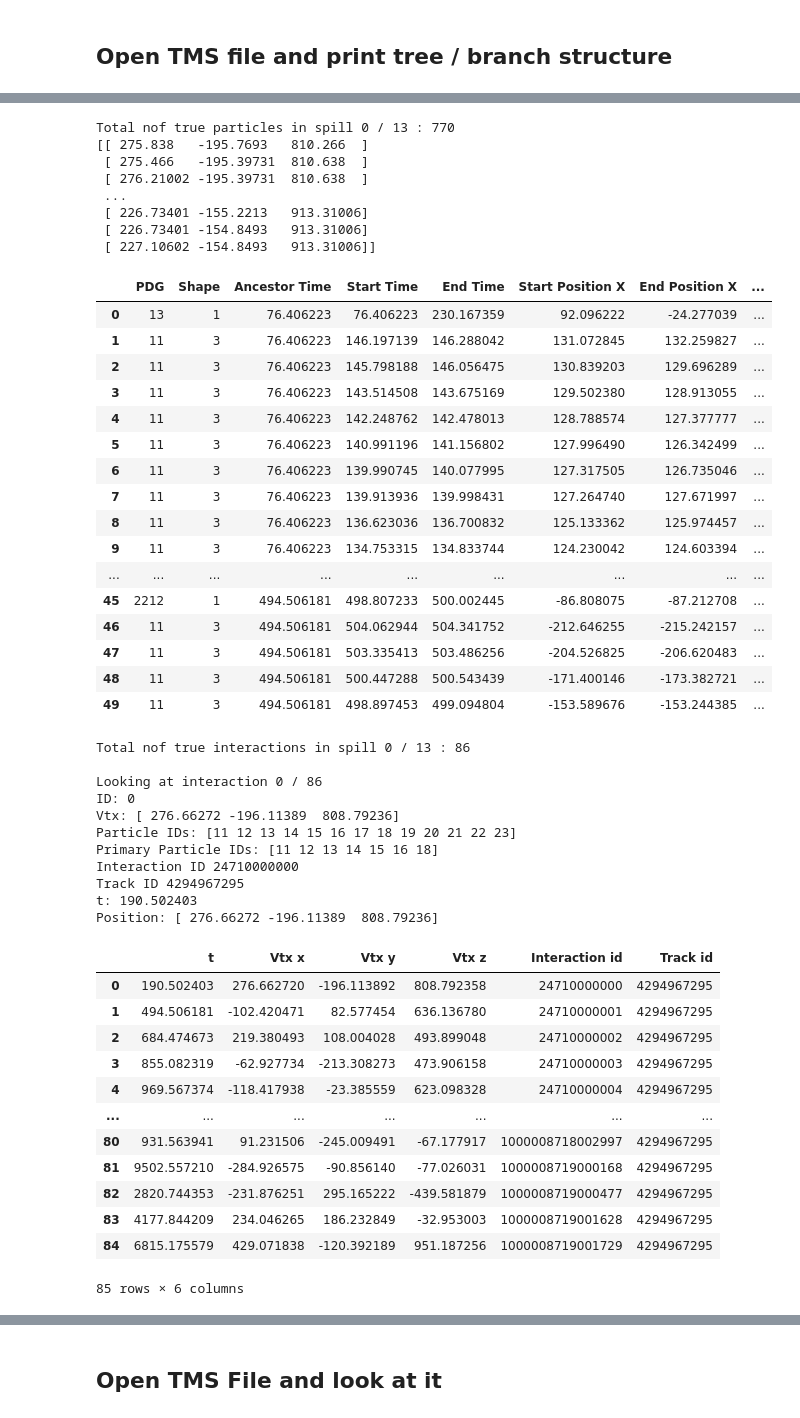
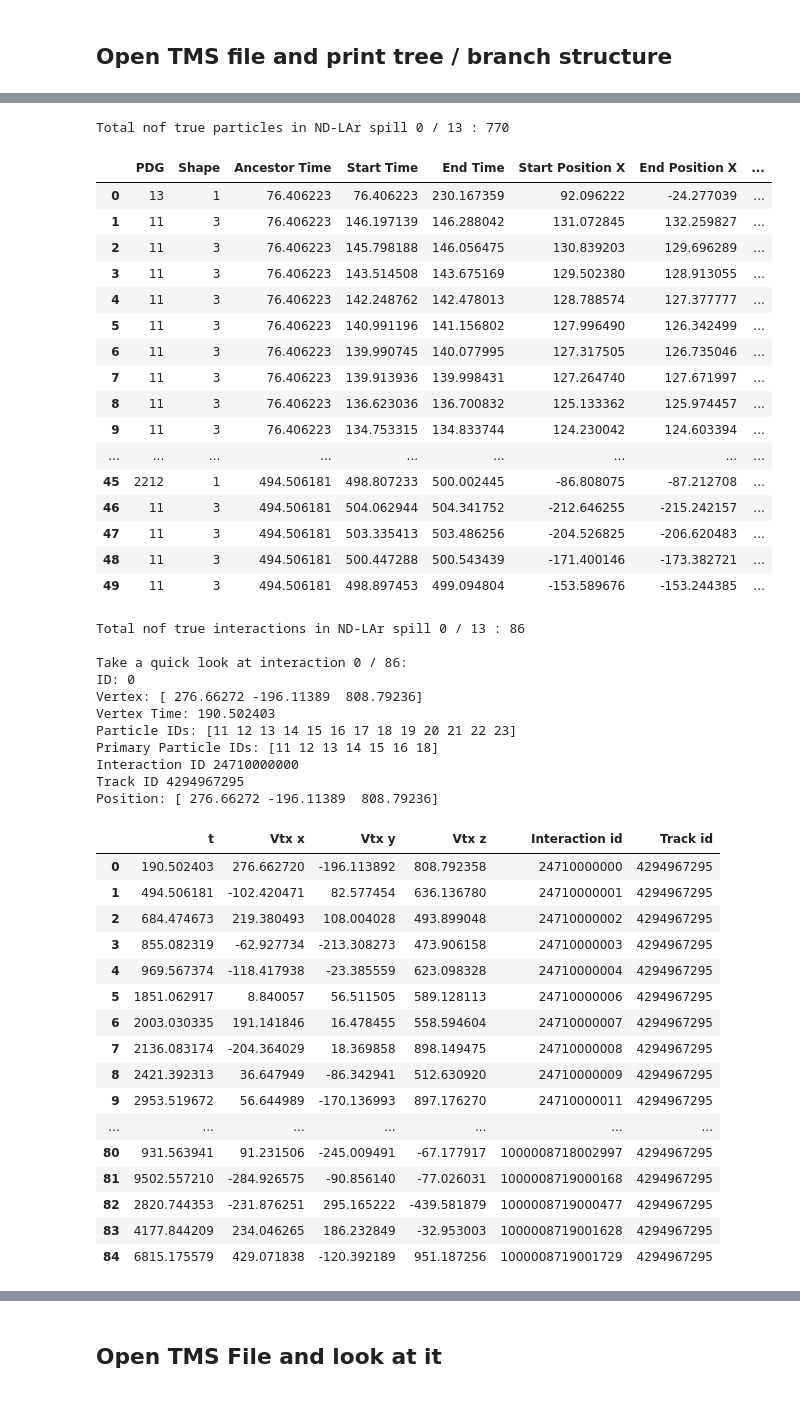
Before and after one commit to jessimic/track_matching_reco_GNN, a Jupyter notebook: MiniProd5p1_Dev_TMS_NDLAr_track_matching.ipynb, the cells around one changed output, grey strips where cells are left out. Cells and saved outputs as stored; diff of their text form; code cells hidden in the pictures.

```diff
--- a/MiniProd5p1_Dev_TMS_NDLAr_track_matching.ipynb
+++ b/MiniProd5p1_Dev_TMS_NDLAr_track_matching.ipynb
@@ -292,23 +252,18 @@ Tree: Line_Candidates;2
 # %%
-spill = 0
+spill = 0    # For now only spill 0 works with vertex timing in TMS
 
 data = driver.process(spill)
 truth_particles = data[f'truth_particles']
-print("Total nof true particles in spill", spill, "/", len(driver), ":", len(truth_particles))
-
-#part = 1
-#print("\nLooking at particle", part, "/", len(truth_particles))
-#print("\nTruth particle", part, "points:")
-#print(truth_particles[part].points)
+print("Total nof true particles in ND-LAr spill", spill, "/", len(driver), ":", len(truth_particles))
 
 NDLAr_pdg = np.array([p.pdg_code for p in truth_particles])
 NDLAr_shape = np.array([p.shape for p in truth_particles])
 
-NDLAr_ancestor_times = np.array([p.ancestor_t for p in truth_particles])
+NDLAr_ancestor_times = np.array([(p.ancestor_t - 1.2e9 * spill) for p in truth_particles])
 rounded_NDLAr_ancestor_times = np.round(NDLAr_ancestor_times, 3)
 
-NDLAr_start_times = np.array([p.t for p in truth_particles])
-NDLAr_end_times = np.array([p.end_t for p in truth_particles])
+NDLAr_start_times = np.array([(p.t - 1.2e9 * spill) for p in truth_particles])
+NDLAr_end_times = np.array([(p.end_t - 1.2e9 * spill) for p in truth_particles])
 
 NDLAr_start_x = np.array([p.position[0] for p in truth_particles])
 NDLAr_end_x = np.array([p.end_position[0] for p in truth_particles])
@@ -338,18 +293,10 @@ NDLAr_truthpart = pd.DataFrame(
      'Energy_init': NDLAr_energy_init
     })
 
-print(truth_particles[11].points)
-
-NDLAr_truthpart.head(50) # 0 - 769
+pd.set_option('display.max_rows', None)
+NDLAr_truthpart.head(50)
 # %% [output]
-Total nof true particles in spill 0 / 13 : 770
-[[ 275.838   -195.7693   810.266  ]
- [ 275.466   -195.39731  810.638  ]
- [ 276.21002 -195.39731  810.638  ]
- ...
- [ 226.73401 -155.2213   913.31006]
- [ 226.73401 -154.8493   913.31006]
- [ 227.10602 -154.8493   913.31006]]
+Total nof true particles in ND-LAr spill 0 / 13 : 770
 |  | PDG | Shape | Ancestor Time | Start Time | End Time | Start Position X | End Position X | ... |
 | 0 | 13 | 1 | 76.406223 | 76.406223 | 230.167359 | 92.096222 | -24.277039 | ... |
 | 1 | 11 | 3 | 76.406223 | 146.197139 | 146.288042 | 131.072845 | 132.259827 | ... |
@@ -369,31 +316,18 @@ Total nof true particles in spill 0 / 13 : 770
 | 49 | 11 | 3 | 494.506181 | 498.897453 | 499.094804 | -153.589676 | -153.244385 | ... |
 # %%
 truth_interactions = data[f'truth_interactions']
-print("Total nof true interactions in spill", spill, "/", len(driver), ":", len(truth_interactions))
+print("Total nof true interactions in ND-LAr spill", spill, "/", len(driver), ":", len(truth_interactions))
 
 itx = 0
-print("\nLooking at interaction", itx, "/", len(truth_interactions))
-
-#print("PDG:", truth_interactions[itx].pdg_code)  # PDG of the neutrino
+print(f"\nTake a quick look at interaction {itx} / {len(truth_interactions)}:")
 print("ID:", truth_interactions[itx].id)
-#print("Index:", truth_interactions[itx].index)
-print("Vtx:", truth_interactions[itx].vertex)
+print("Vertex:", truth_interactions[itx].vertex)
+print("Vertex Time:", truth_interactions[itx].t)
 print("Particle IDs:", truth_interactions[itx].particle_ids)
 print("Primary Particle IDs:", truth_interactions[itx].primary_particle_ids)
-#print("Num particles:", truth_interactions[itx].num_particles)
-#print("Num primary particles:", truth_interactions[itx].num_primary_particles)
-#print("Particle counts:", truth_interactions[itx].particle_counts)
-#print("Primary Particle counts:", truth_interactions[itx].primary_particle_counts)
 print("Interaction ID", truth_interactions[itx].interaction_id)
 print("Track ID", truth_interactions[itx].track_id)
-print("t:", truth_interactions[itx].t)
 print("Position:", truth_interactions[itx].position)
-
-# NDLAr_PDG = np.array([p.pdg_code for p in truth_interactions])
-# #NDLAr_index = np.array([p.index for p in truth_interactions])
-#NDLAr_particle_ids = np.array([p.particle_ids for p in truth_interactions])
-#NDLAr_primary_particle_ids = np.array([p.primary_particle_ids for p in truth_interactions])
-#NDLAr_id = np.array([p.id for p in truth_interactions])
 
 NDLAr_vtx_x = np.array([p.vertex[0] for p in truth_interactions])
 NDLAr_vtx_y = np.array([p.vertex[1] for p in truth_interactions])
@@ -401,48 +335,52 @@ NDLAr_vtx_z = np.array([p.vertex[2] for p in truth_interactions])
 
 NDLAr_interaction_id = np.array([p.interaction_id for p in truth_interactions])
 NDLAr_track_id = np.array([p.track_id for p in truth_interactions])
-NDLAr_t = np.array([p.t for p in truth_interactions])
+NDLAr_t = np.array([(p.t - 1.2e9 * spill) for p in truth_interactions])
 
 NDLAr_position_x = np.array([p.position[0] for p in truth_interactions])  # Seems to be the same as the 'vertex' variable
 NDLAr_position_y = np.array([p.position[1] for p in truth_interactions])
 NDLAr_position_z = np.array([p.position[2] for p in truth_interactions])
 
 NDLAr_truthinteraction = pd.DataFrame(
     {'t': NDLAr_t,
      'Vtx x': NDLAr_vtx_x,
      'Vtx y': NDLAr_vtx_y,
      'Vtx z': NDLAr_vtx_z,
      'Interaction id': NDLAr_interaction_id,
      'Track id': NDLAr_track_id
     })
 
-#pd.set_option('display.max_rows', None)
+pd.set_option('display.max_rows', None)
 NDLAr_truthinteraction.head(85) # 0 - 85
 # %% [output]
-Total nof true interactions in spill 0 / 13 : 86
+Total nof true interactions in ND-LAr spill 0 / 13 : 86
 
-Looking at interaction 0 / 86
+Take a quick look at interaction 0 / 86:
 ID: 0
-Vtx: [ 276.66272 -196.11389  808.79236]
+Vertex: [ 276.66272 -196.11389  808.79236]
+Vertex Time: 190.502403
 Particle IDs: [11 12 13 14 15 16 17 18 19 20 21 22 23]
 Primary Particle IDs: [11 12 13 14 15 16 18]
 Interaction ID 24710000000
 Track ID 4294967295
-t: 190.502403
 Position: [ 276.66272 -196.11389  808.79236]
 |  | t | Vtx x | Vtx y | Vtx z | Interaction id | Track id |
 | 0 | 190.502403 | 276.662720 | -196.113892 | 808.792358 | 24710000000 | 4294967295 |
 | 1 | 494.506181 | -102.420471 | 82.577454 | 636.136780 | 24710000001 | 4294967295 |
 | 2 | 684.474673 | 219.380493 | 108.004028 | 493.899048 | 24710000002 | 4294967295 |
 | 3 | 855.082319 | -62.927734 | -213.308273 | 473.906158 | 24710000003 | 4294967295 |
 | 4 | 969.567374 | -118.417938 | -23.385559 | 623.098328 | 24710000004 | 4294967295 |
+| 5 | 1851.062917 | 8.840057 | 56.511505 | 589.128113 | 24710000006 | 4294967295 |
+| 6 | 2003.030335 | 191.141846 | 16.478455 | 558.594604 | 24710000007 | 4294967295 |
+| 7 | 2136.083174 | -204.364029 | 18.369858 | 898.149475 | 24710000008 | 4294967295 |
+| 8 | 2421.392313 | 36.647949 | -86.342941 | 512.630920 | 24710000009 | 4294967295 |
+| 9 | 2953.519672 | 56.644989 | -170.136993 | 897.176270 | 24710000011 | 4294967295 |
 | ... | ... | ... | ... | ... | ... | ... |
 | 80 | 931.563941 | 91.231506 | -245.009491 | -67.177917 | 1000008718002997 | 4294967295 |
 | 81 | 9502.557210 | -284.926575 | -90.856140 | -77.026031 | 1000008719000168 | 4294967295 |
 | 82 | 2820.744353 | -231.876251 | 295.165222 | -439.581879 | 1000008719000477 | 4294967295 |
 | 83 | 4177.844209 | 234.046265 | 186.232849 | -32.953003 | 1000008719001628 | 4294967295 |
 | 84 | 6815.175579 | 429.071838 | -120.392189 | 951.187256 | 1000008719001729 | 4294967295 |
-85 rows × 6 columns
 # %%
 # 1. Group the particle indices by their Start Time
 # This creates a Series where the index is 'Time' and the value is a list of row indices
```
Also changed, not shown: parts of 24 cells of this notebook.
